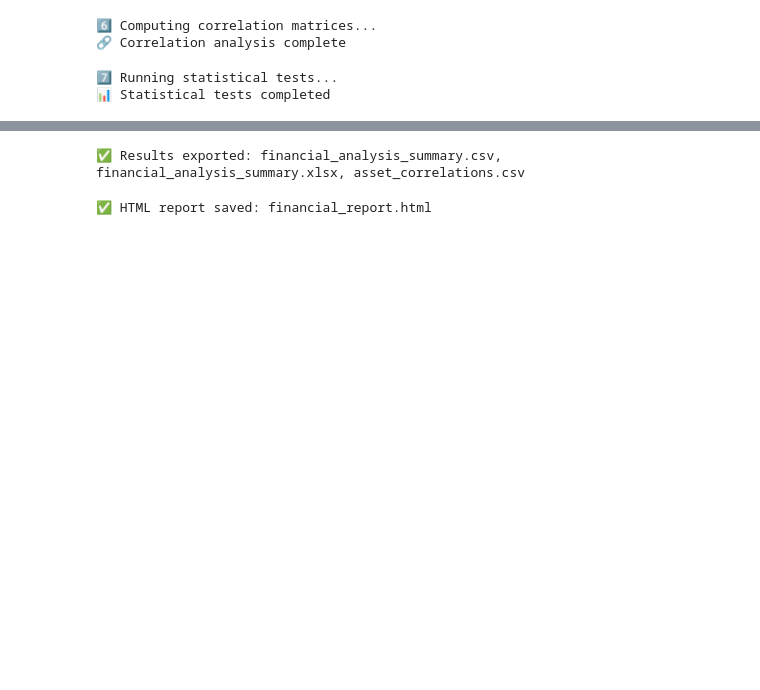
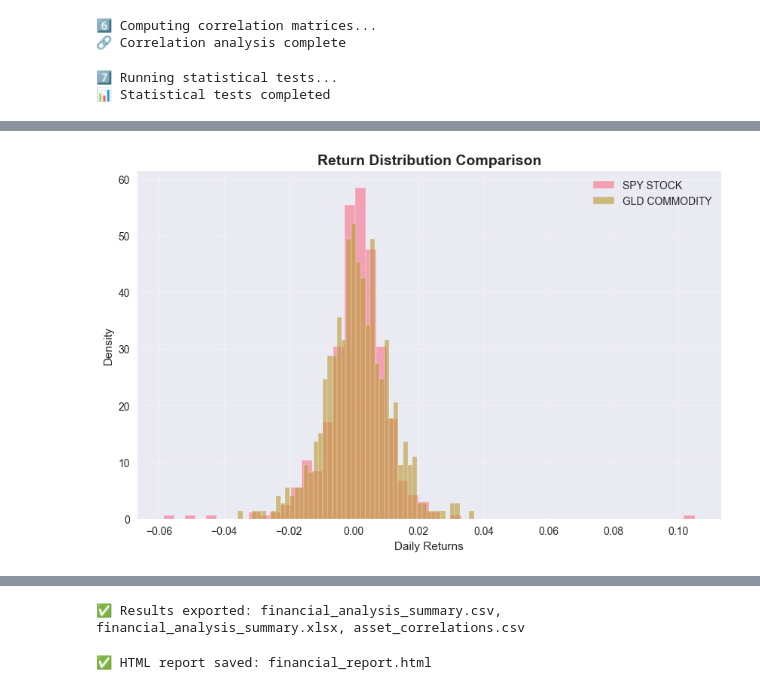
Before and after one commit to Devligan/Financial-Market-Volatility-Correlation-Analysis, a Jupyter notebook: trainer.ipynb, the cells around one changed output, grey strips where cells are left out. Saved outputs shown, nothing was run; the diff lists cells and outputs as text; code cells hidden in the pictures; blank space fills up the shorter version.

```diff
--- a/trainer.ipynb
+++ b/trainer.ipynb
@@ -378,7 +309,16 @@ market_benchmark = 'SPY_STOCK'
 beta_coefficients = {}
 
 if market_benchmark in returns.columns:
-    market_returns = returns[market_benchmark]
+    market_returns = returns[market_benchmark].dropna()
+
+    # Calculate metrics for the market benchmark itself
+    if len(market_returns) > 50:
+        beta_coefficients[market_benchmark] = {
+            'Beta': 1.0,
+            'Correlation_with_Market': 1.0,
+            'R_Squared': 1.0,
+            'Data_Points': len(market_returns)
+        }
 
     for asset in returns.columns:
         if asset != market_benchmark and not returns[asset].isna().all():
@@ -538,0 +405,15 @@ plt.show()
+# %%
+# Return Distribution Comparison
+plt.figure(figsize=(10, 6))
+for asset in major_assets[:]:
+    if asset in returns.columns:
+        asset_returns = returns[asset].dropna()
+        plt.hist(asset_returns, bins=50, alpha=0.6, label=asset.replace('_', ' '), density=True)
+
+plt.xlabel('Daily Returns')
+plt.ylabel('Density')
+plt.title('Return Distribution Comparison', fontsize=14, fontweight='bold')
+plt.legend()
+plt.show()
+# %% [output]
+[figure, added]
```
Also changed, not shown: parts of 20 cells of this notebook, 5 other files.
